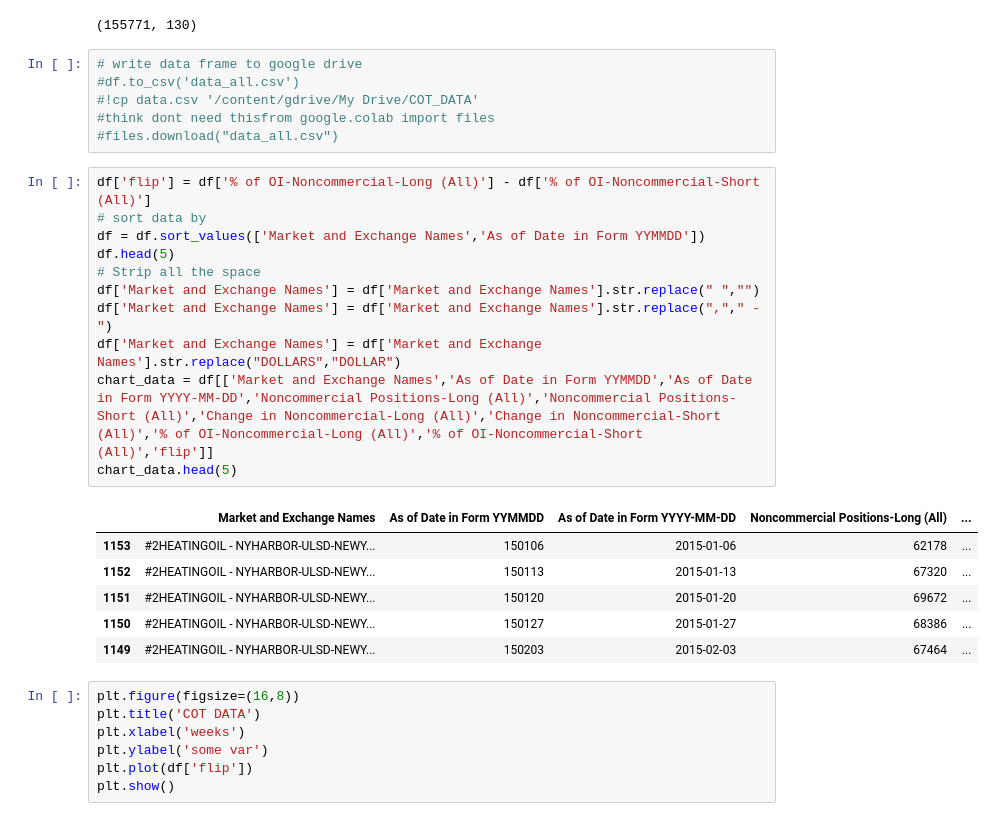
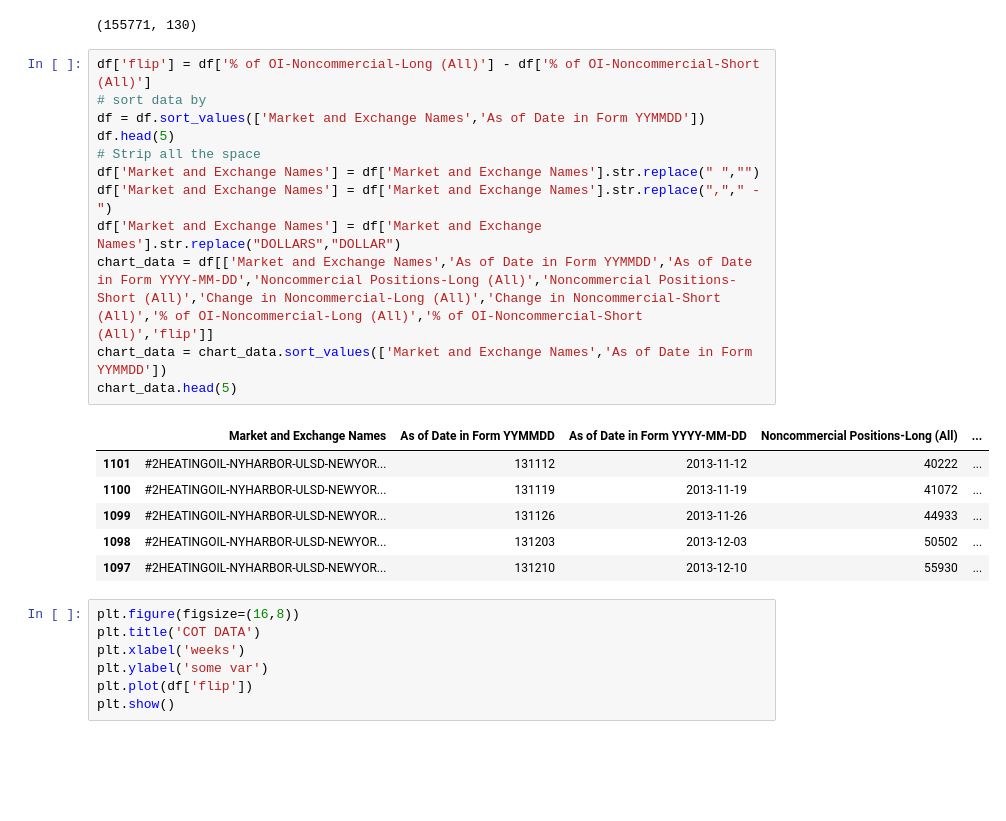
Before and after one commit to pipreaper/colabatory, a Jupyter notebook: read.ipynb, the cells around one changed output. Cells and saved outputs as stored; diff of their text form; blank space fills up the shorter version.

```diff
--- a/read.ipynb
+++ b/read.ipynb
@@ -43,30 +43,25 @@ df = pd.concat(map(pd.read_csv, filepaths))
 df.shape
 # %% [output]
 (155771, 130)
-# %%
-# write data frame to google drive
-#df.to_csv('data_all.csv')
-#!cp data.csv '/content/gdrive/My Drive/COT_DATA'
-#think dont need thisfrom google.colab import files
-#files.download("data_all.csv")
 # %%
 df['flip'] = df['% of OI-Noncommercial-Long (All)'] - df['% of OI-Noncommercial-Short (All)']
 # sort data by
 df = df.sort_values(['Market and Exchange Names','As of Date in Form YYMMDD'])
 df.head(5)
 # Strip all the space
 df['Market and Exchange Names'] = df['Market and Exchange Names'].str.replace(" ","")
 df['Market and Exchange Names'] = df['Market and Exchange Names'].str.replace(","," - ")
 df['Market and Exchange Names'] = df['Market and Exchange Names'].str.replace("DOLLARS","DOLLAR")
 chart_data = df[['Market and Exchange Names','As of Date in Form YYMMDD','As of Date in Form YYYY-MM-DD','Noncommercial Positions-Long (All)','Noncommercial Positions-Short (All)','Change in Noncommercial-Long (All)','Change in Noncommercial-Short (All)','% of OI-Noncommercial-Long (All)','% of OI-Noncommercial-Short (All)','flip']]
+chart_data = chart_data.sort_values(['Market and Exchange Names','As of Date in Form YYMMDD'])
 chart_data.head(5)
 # %% [output]
 |  | Market and Exchange Names | As of Date in Form YYMMDD | As of Date in Form YYYY-MM-DD | Noncommercial Positions-Long (All) | ... |
-| 1153 | #2HEATINGOIL - NYHARBOR-ULSD-NEWY... | 150106 | 2015-01-06 | 62178 | ... |
-| 1152 | #2HEATINGOIL - NYHARBOR-ULSD-NEWY... | 150113 | 2015-01-13 | 67320 | ... |
-| 1151 | #2HEATINGOIL - NYHARBOR-ULSD-NEWY... | 150120 | 2015-01-20 | 69672 | ... |
-| 1150 | #2HEATINGOIL - NYHARBOR-ULSD-NEWY... | 150127 | 2015-01-27 | 68386 | ... |
-| 1149 | #2HEATINGOIL - NYHARBOR-ULSD-NEWY... | 150203 | 2015-02-03 | 67464 | ... |
+| 1101 | #2HEATINGOIL-NYHARBOR-ULSD-NEWYOR... | 131112 | 2013-11-12 | 40222 | ... |
+| 1100 | #2HEATINGOIL-NYHARBOR-ULSD-NEWYOR... | 131119 | 2013-11-19 | 41072 | ... |
+| 1099 | #2HEATINGOIL-NYHARBOR-ULSD-NEWYOR... | 131126 | 2013-11-26 | 44933 | ... |
+| 1098 | #2HEATINGOIL-NYHARBOR-ULSD-NEWYOR... | 131203 | 2013-12-03 | 50502 | ... |
+| 1097 | #2HEATINGOIL-NYHARBOR-ULSD-NEWYOR... | 131210 | 2013-12-10 | 55930 | ... |
 # %%
 plt.figure(figsize=(16,8))
 plt.title('COT DATA')
```
Also changed, not shown: parts of 2 cells of this notebook.
